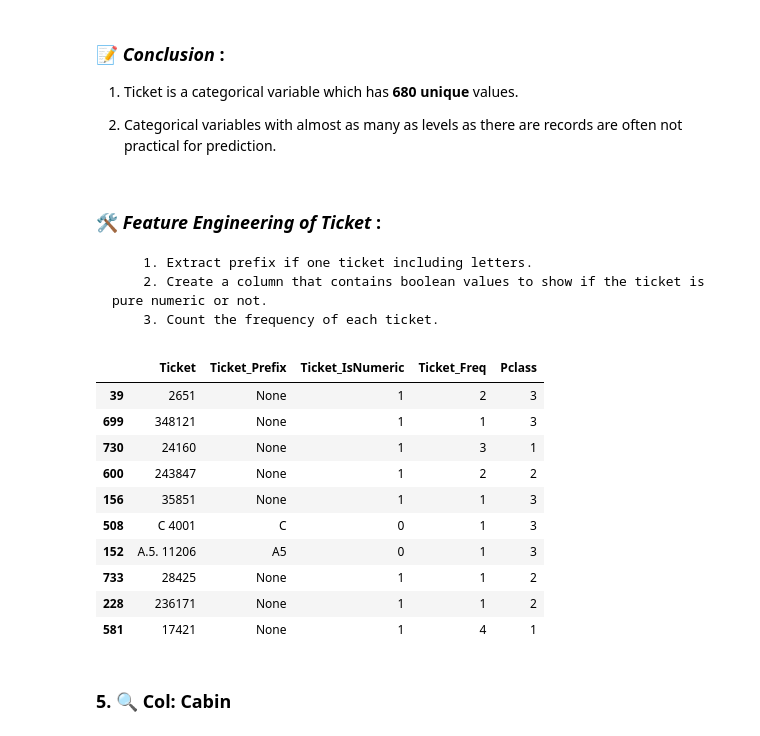
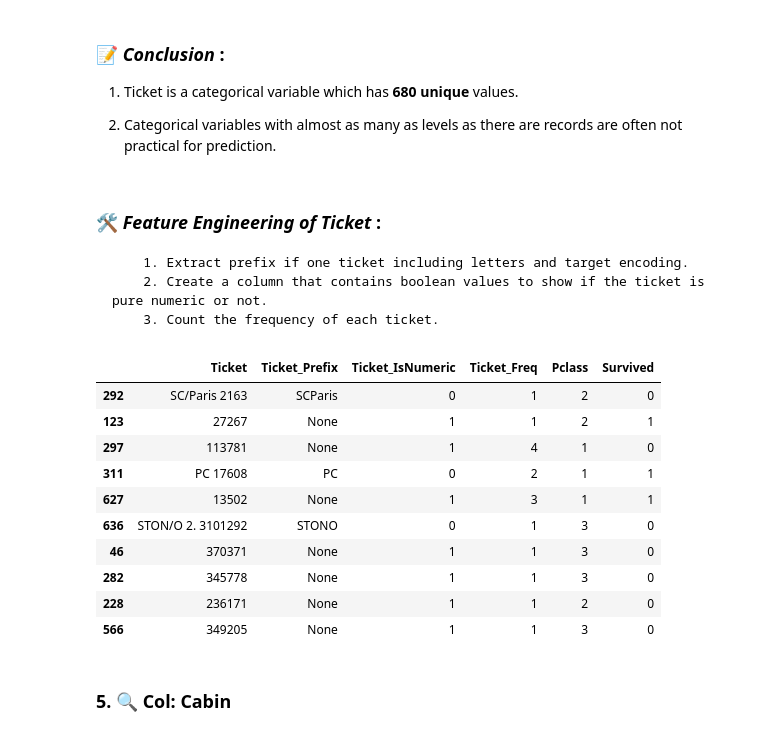
Before and after one commit to yigaai/StoryTelling_with_Data_myTelescope, a Jupyter notebook: titanic-survival-prediction.ipynb, the cells around one changed output. Cells and saved outputs as stored; diff of their text form; code cells hidden in the pictures.

```diff
--- a/titanic-survival-prediction.ipynb
+++ b/titanic-survival-prediction.ipynb
@@ -298,35 +289,35 @@ Name: Ticket, dtype: object
 2. Categorical variables with almost as many as levels as there are records are often not practical for prediction.
 # %% [markdown]
 ### 🛠️ ***Feature Engineering of Ticket*** :
-        1. Extract prefix if one ticket including letters.
+        1. Extract prefix if one ticket including letters and target encoding.
         2. Create a column that contains boolean values to show if the ticket is pure numeric or not.
         3. Count the frequency of each ticket.
 # %%
 def extract_prefix(ticket):
     parts = ticket.replace('.', '').replace('/','').split()
     prefix = [p for p in parts if not p.isdigit()]
     return prefix[0] if prefix else 'None'
 
 df['Ticket_Prefix'] = df['Ticket'].apply(extract_prefix)
 
 df['Ticket_IsNumeric'] = df['Ticket'].apply(lambda x: x.isdigit()).astype(int)
 
 ticket_counts = df['Ticket'].value_counts()
 df['Ticket_Freq'] = df['Ticket'].map(ticket_counts)
 
-df[['Ticket', 'Ticket_Prefix', 'Ticket_IsNumeric', 'Ticket_Freq', 'Pclass']].sample(10)
+df[['Ticket', 'Ticket_Prefix', 'Ticket_IsNumeric', 'Ticket_Freq', 'Pclass','Survived']].sample(10)
 # %% [output]
-|  | Ticket | Ticket_Prefix | Ticket_IsNumeric | Ticket_Freq | Pclass |
-| 39 | 2651 | None | 1 | 2 | 3 |
-| 699 | 348121 | None | 1 | 1 | 3 |
-| 730 | 24160 | None | 1 | 3 | 1 |
-| 600 | 243847 | None | 1 | 2 | 2 |
-| 156 | 35851 | None | 1 | 1 | 3 |
-| 508 | C 4001 | C | 0 | 1 | 3 |
-| 152 | A.5. 11206 | A5 | 0 | 1 | 3 |
-| 733 | 28425 | None | 1 | 1 | 2 |
-| 228 | 236171 | None | 1 | 1 | 2 |
-| 581 | 17421 | None | 1 | 4 | 1 |
+|  | Ticket | Ticket_Prefix | Ticket_IsNumeric | Ticket_Freq | Pclass | Survived |
+| 292 | SC/Paris 2163 | SCParis | 0 | 1 | 2 | 0 |
+| 123 | 27267 | None | 1 | 1 | 2 | 1 |
+| 297 | 113781 | None | 1 | 4 | 1 | 0 |
+| 311 | PC 17608 | PC | 0 | 2 | 1 | 1 |
+| 627 | 13502 | None | 1 | 3 | 1 | 1 |
+| 636 | STON/O 2. 3101292 | STONO | 0 | 1 | 3 | 0 |
+| 46 | 370371 | None | 1 | 1 | 3 | 0 |
+| 282 | 345778 | None | 1 | 1 | 3 | 0 |
+| 228 | 236171 | None | 1 | 1 | 2 | 0 |
+| 566 | 349205 | None | 1 | 1 | 3 | 0 |
 # %% [markdown]
 ### 5. 🔍 **Col: Cabin**
 # %%
```
Also changed, not shown: parts of 23 cells of this notebook.
